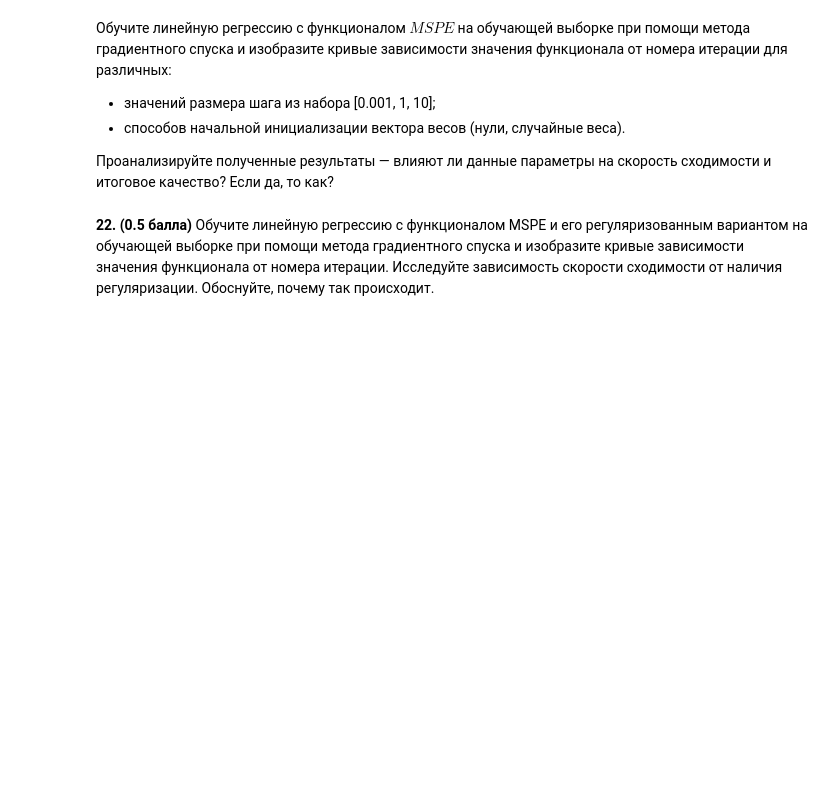
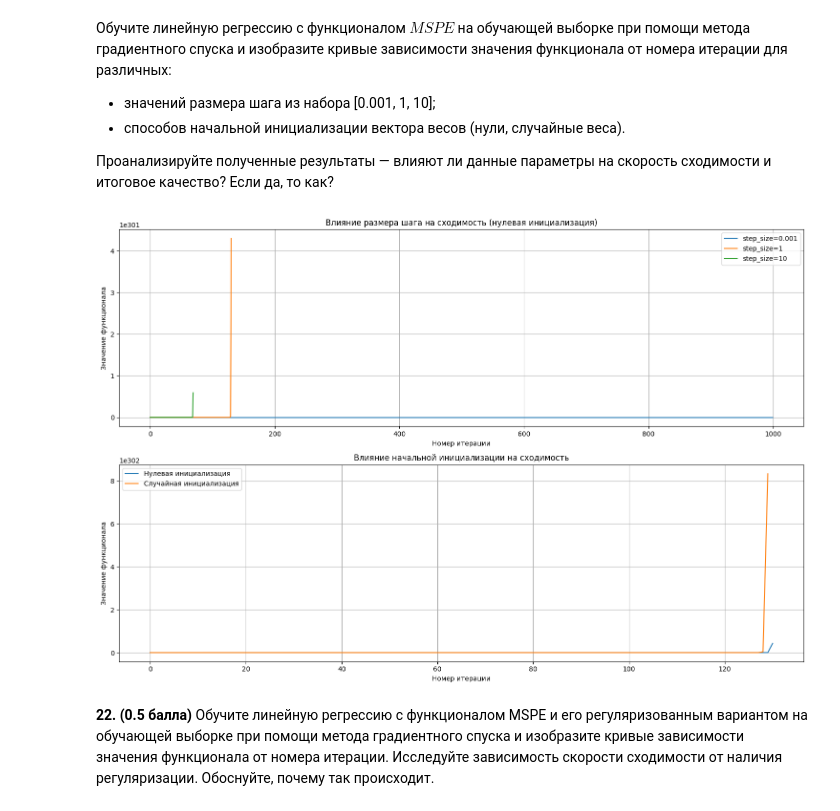
Before and after one commit to RedCross321/date_labs, a Jupyter notebook: 3.ipynb, the cells around one changed output. Saved outputs shown, nothing was run; the diff lists cells and outputs as text; code cells hidden in the pictures; blank space fills up the shorter version.

```diff
--- a/3.ipynb
+++ b/3.ipynb
@@ -756,15 +779,24 @@ def get_func(w, X, y):
 # %%
 # возвращает градиент функционала MSPE для выборки (X, y) и вектора весов w
 def get_grad(w, X, y):
-    pass
+    y_pred = make_pred(X, w)
+    grad = -2 * X.T @ (y - y_pred) / X.shape[0]
+    return grad
 # %%
 # возвращает значение регуляризованного функционала MSPE для выборки (X, y) и вектора весов w
 def get_reg_func(w, X, y):
-    pass
+    mse = get_func(w, X, y)
+    regularization = 0.1 * np.sum(w[1:] ** 2)
+
+    return mse + regularization
 # %%
 # возвращает градиент регуляризованного функционала MSPE для выборки (X, y) и вектора весов w
 def get_reg_grad(w, X, y):
-    pass
+    grad_mse = get_grad(w, X, y)
+    grad_reg = np.zeros_like(w)
+    grad_reg[1:] = 2 * 0.1 * w[1:]
+
+    return grad_mse + grad_reg
 # %% [markdown]
 **21. (1 балл)** Реализуйте метод градиентного спуска для описанных функционалов ($MSPE$ и его регуляризованный вариант). Функция должна принимать следующие параметры:
  - X — матрица "объект-признак";
@@ -780,6 +812,3 @@ def get_reg_grad(w, X, y):
  - евклидова норма разности векторов $w$ на соседних итерациях стала меньше, чем eps.
 
 Функция должна возвращать полученный в результате оптимизации вектор $w$ и список значений функционала на каждой итерации.
-# %%
-def grad_descent(X, y, step_size, max_iter, eps, is_reg):
-    # Your code here
@@ -794,2 +848,60 @@ def grad_descent(X, y, step_size, max_iter, eps, is_reg):
+# %%
+step_sizes = [0.001, 1, 10]
+max_iter = 1000
+eps = 1e-6
+
+# Создаем график
+plt.figure(figsize=(15, 10))
+
+# Эксперимент 1: Разные размеры шага с нулевой инициализацией
+plt.subplot(2, 1, 1)
+for step_size in step_sizes:
+    w, func_values = grad_descent(
+        X_train_with_bias, y_train,
+        step_size=step_size,
+        max_iter=max_iter,
+        eps=eps
+    )
+    plt.plot(func_values, label=f'step_size={step_size}')
+
+plt.title('Влияние размера шага на сходимость (нулевая инициализация)')
+plt.xlabel('Номер итерации')
+plt.ylabel('Значение функционала')
+plt.legend()
+plt.grid(True)
+
+# Эксперимент 2: Разные инициализации с оптимальным размером шага
+plt.subplot(2, 1, 2)
+# Нулевая инициализация
+w_zero, func_values_zero = grad_descent(
+    X_train_with_bias, y_train,
+    step_size=1,  # используем средний размер шага
+    max_iter=max_iter,
+    eps=eps
+)
+
+# Случайная инициализация
+w_random = np.random.randn(X_train_with_bias.shape[1])
+w_rand, func_values_rand = grad_descent(
+    X_train_with_bias, y_train,
+    step_size=1,
+    max_iter=max_iter,
+    eps=eps,
+    init_weights=w_random
+)
+
+plt.plot(func_values_zero, label='Нулевая инициализация')
+plt.plot(func_values_rand, label='Случайная инициализация')
+
+plt.title('Влияние начальной инициализации на сходимость')
+plt.xlabel('Номер итерации')
+plt.ylabel('Значение функционала')
+plt.legend()
+plt.grid(True)
+
+plt.tight_layout()
+plt.show()
+# %% [output]
+[figure, added]
 # %% [markdown]
 **22. (0.5 балла)** Обучите линейную регрессию с функционалом MSPE и его регуляризованным вариантом на обучающей выборке при помощи метода градиентного спуска и изобразите кривые зависимости значения функционала от номера итерации. Исследуйте зависимость скорости сходимости от наличия регуляризации. Обоснуйте, почему так происходит.
```
Also changed, not shown: parts of 44 cells of this notebook, 20 other files.
